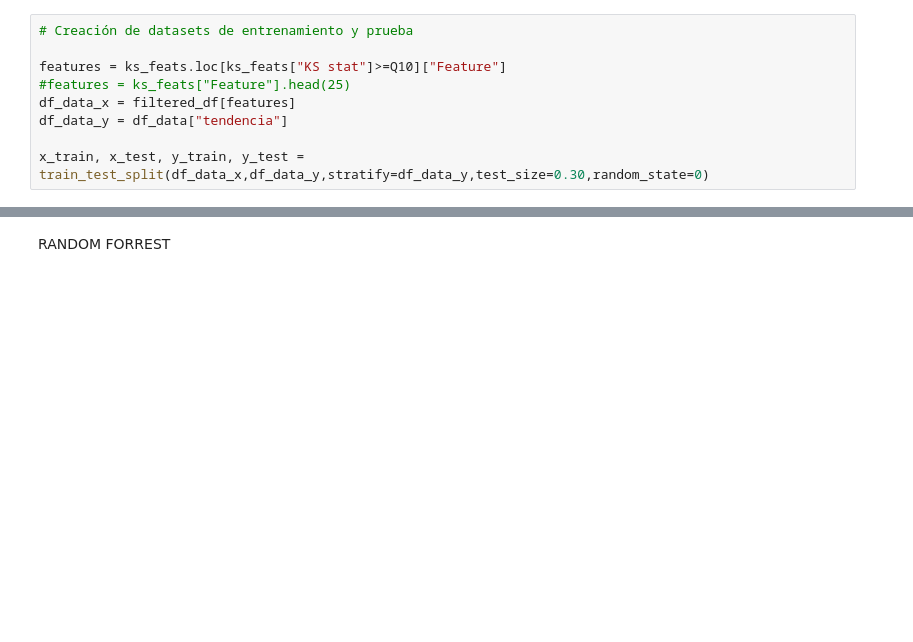
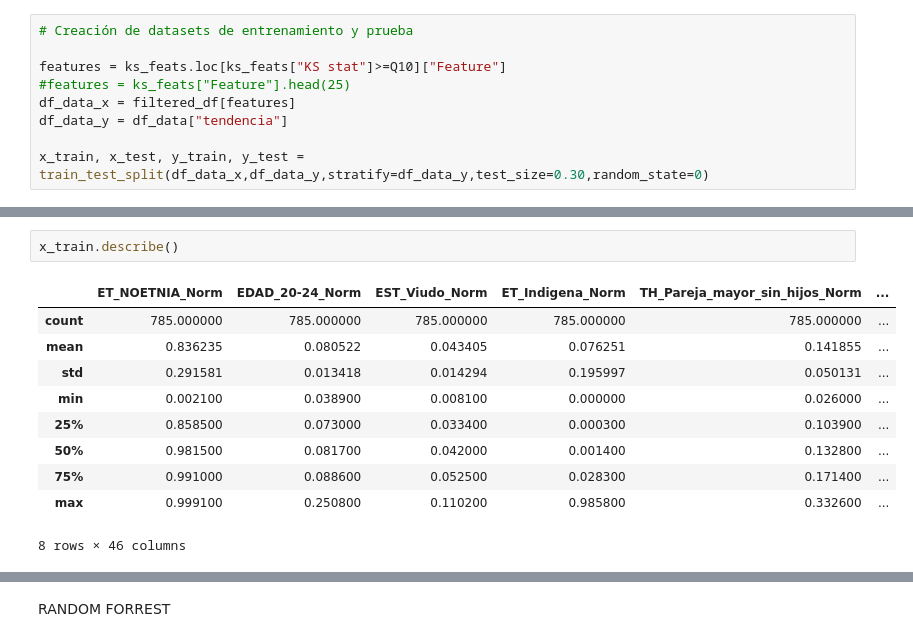
Before and after one commit to DJRT-11/MINE4101-Proyecto, a Jupyter notebook: ModelsTraining.ipynb, the cells around one changed output, grey strips where cells are left out. Cells and saved outputs as stored; diff of their text form; blank space fills up the shorter version.

```diff
--- a/ModelsTraining.ipynb
+++ b/ModelsTraining.ipynb
@@ -96,0 +112,13 @@ x_train, x_test, y_train, y_test = train_test_split(df_data_x,df_data_y,stratify
+# %%
+x_train.describe()
+# %% [output]
+|  | ET_NOETNIA_Norm | EDAD_20-24_Norm | EST_Viudo_Norm | ET_Indigena_Norm | TH_Pareja_mayor_sin_hijos_Norm | ... |
+| count | 785.000000 | 785.000000 | 785.000000 | 785.000000 | 785.000000 | ... |
+| mean | 0.836235 | 0.080522 | 0.043405 | 0.076251 | 0.141855 | ... |
+| std | 0.291581 | 0.013418 | 0.014294 | 0.195997 | 0.050131 | ... |
+| min | 0.002100 | 0.038900 | 0.008100 | 0.000000 | 0.026000 | ... |
+| 25% | 0.858500 | 0.073000 | 0.033400 | 0.000300 | 0.103900 | ... |
+| 50% | 0.981500 | 0.081700 | 0.042000 | 0.001400 | 0.132800 | ... |
+| 75% | 0.991000 | 0.088600 | 0.052500 | 0.028300 | 0.171400 | ... |
+| max | 0.999100 | 0.250800 | 0.110200 | 0.985800 | 0.332600 | ... |
+8 rows × 46 columns
```
Also changed, not shown: parts of 25 cells of this notebook.
